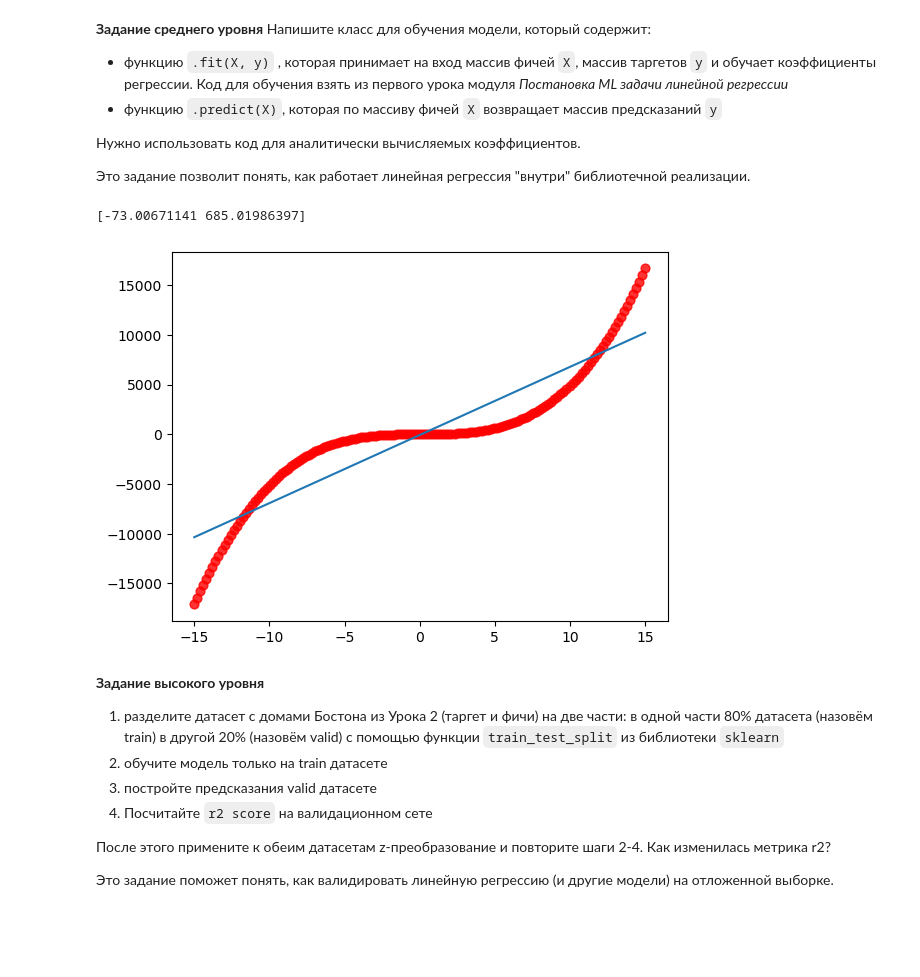
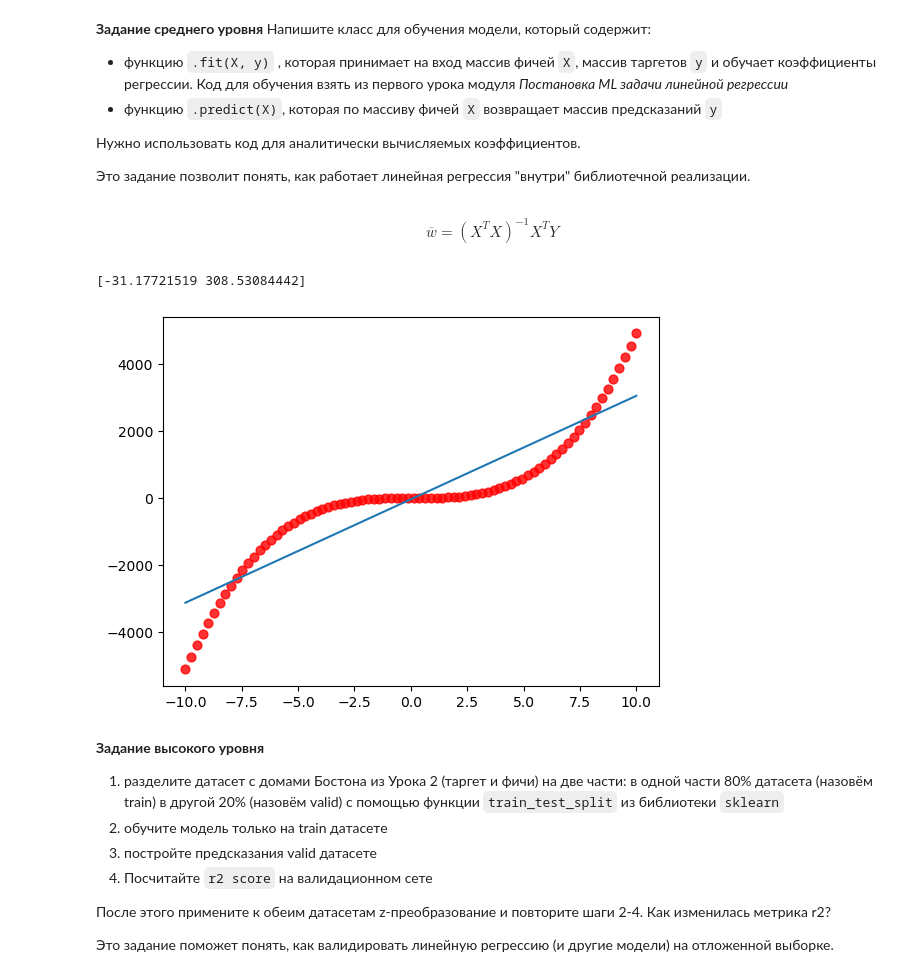
Before and after one commit to SsSAtonioSsS/jupiter-labs, a Jupyter notebook: labs/2/4/3_11_Домашняя_работа.ipynb, the cells around one changed output. Cells and saved outputs as stored; diff of their text form; code cells hidden in the pictures; blank space fills up the shorter version.

```diff
--- a/labs/2/4/3_11_Домашняя_работа.ipynb
+++ b/labs/2/4/3_11_Домашняя_работа.ipynb
@@ -75,6 +75,10 @@ plt.show()
 Нужно использовать код для аналитически вычисляемых коэффициентов.
 
 Это задание позволит понять, как работает линейная регрессия "внутри" библиотечной реализации.
+# %% [markdown]
+$$
+\overline{w} = \left(X^TX\right)^{-1}X^TY
+$$
 # %%
 import numpy as np
 from numpy.linalg import inv
@@ -83,32 +87,36 @@ class CustomLinearReg:
     def __init__(self):
         self.w = None
 
-    def fit(self, X, y):
-        X = np.c_[np.ones(X.shape[0]), X]
+    def __transformArray(self, Array: list) -> np.array:
+        #X = np.reshape(X, (-1,1))
+        #X = np.insert(X, 0,1, axis=-1)
+        return np.c_[np.ones(Array.shape[0]), Array] # 1xN matrix concat Array || Stack 1-D arrays as columns into a 2-D array.
+
+    def fit(self, X: list, y: list) -> CustomLinearReg:
+        X = self.__transformArray(X)
         self.w = inv(X.T.dot(X)).dot(X.T).dot(y)
         return self
 
-    def predict(self, X):
+    def predict(self, X: list) -> np.array:
         if self.w is None:
             print(Exception("Fit the model before predicting!"))
             return self
-        X = np.c_[np.ones(X.shape[0]), X]
-        self.pred = X.dot(self.w)
-        return self
+        X = self.__transformArray(X)
+        return X.dot(self.w)
 # %%
-sthX = np.linspace(-15, 15, 150)
+sthX = np.linspace(-10, 10, 80)
 Y = lambda X: 5*X**3 - X**2 + X + 3
-model = CustomLinearReg().fit(sthX, Y(sthX)).predict(sthX)
-
+model = CustomLinearReg().fit(sthX, Y(sthX))
+y_pred = model.predict(sthX)
 print(model.w)
 # %% [output]
-[-73.00671141 685.01986397]
+[-31.17721519 308.53084442]
 # %%
 plt.scatter(sthX, Y(sthX), 40, 'r', 'o', alpha=0.8, label='data')
-plt.plot(sthX, model.pred, label='predict')
+plt.plot(sthX, y_pred, label='predict')
 plt.show()
 # %% [output]
-[figure, old version]
+[figure, new version]
 # %% [markdown]
 **Задание высокого уровня**
 
```
Also changed, not shown: 2 other files.
